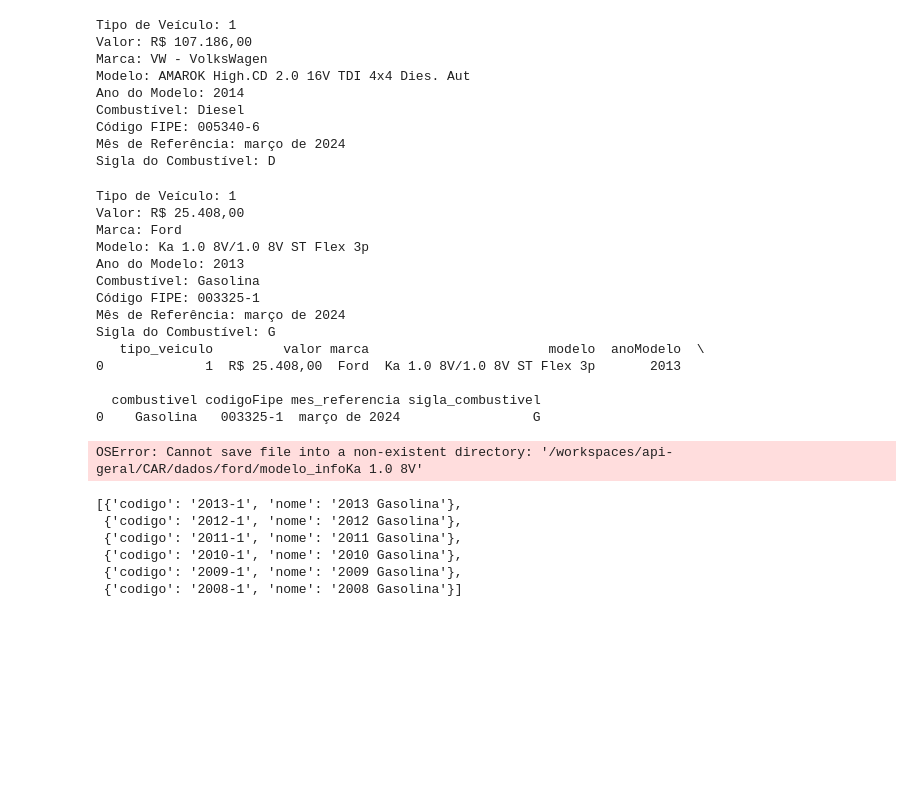
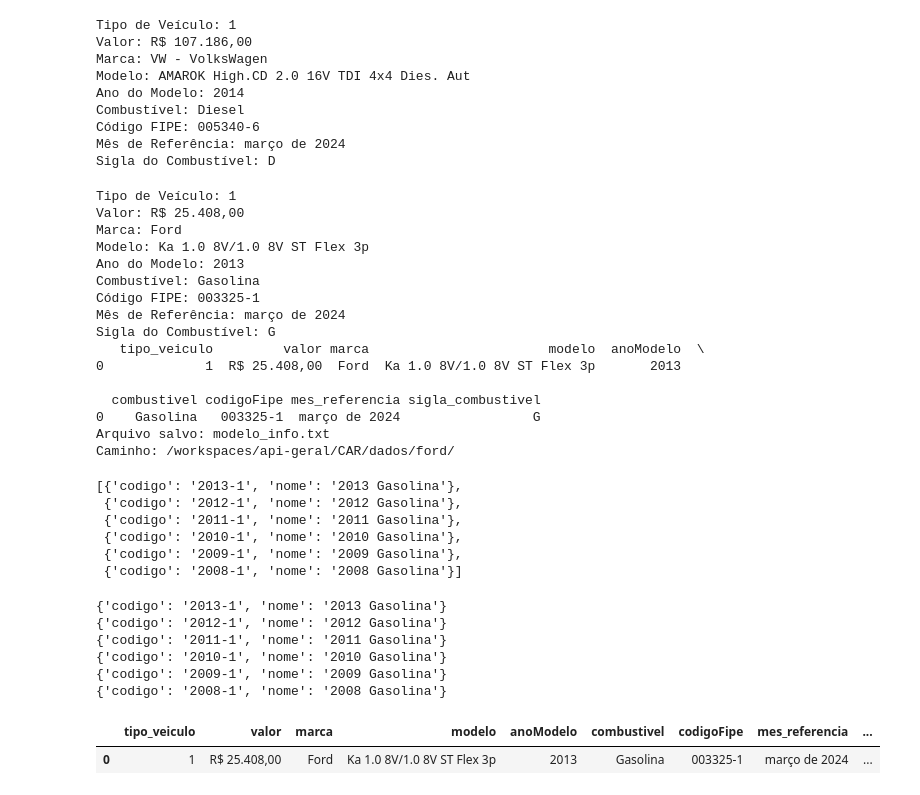
Before and after one commit to RafaellSanchez/api-geral, a Jupyter notebook: CAR/codigo/teste_api.ipynb, the cells around one changed output. Saved outputs shown, nothing was run; the diff lists cells and outputs as text; code cells hidden in the pictures; blank space fills up the shorter version.

```diff
--- a/CAR/codigo/teste_api.ipynb
+++ b/CAR/codigo/teste_api.ipynb
@@ -350,14 +350,14 @@ if response.status_code == 200:
     print("Código FIPE:", codigo_fipe)
     print("Mês de Referência:", mes_referencia)
     print("Sigla do Combustível:", sigla_combustivel)
-else:
-    print("Falha ao recuperar os dados:", response.status_code)
+# else:
+#     print("Falha ao recuperar os dados:", response.status_code)
 
 
 df = pd.DataFrame(dados_list)
 print(df)
 
-file = f'modelo_info{modelo}.txt'
+file = f'modelo_info.txt'
 path = '/workspaces/api-geral/CAR/dados/ford/'
 
 df.to_csv(f'{path}{file}', sep=';', index=False)
@@ -378,7 +378,8 @@ Sigla do Combustível: G
 
   combustivel codigoFipe mes_referencia sigla_combustivel
 0    Gasolina   003325-1  março de 2024                 G
+Arquivo salvo: modelo_info.txt
+Caminho: /workspaces/api-geral/CAR/dados/ford/
-OSError: Cannot save file into a non-existent directory: '/workspaces/api-geral/CAR/dados/ford/modelo_infoKa 1.0 8V'
 # %%
 import requests
 import pandas as pd
@@ -394,3 +395,71 @@ display(dados)
  {'codigo': '2010-1', 'nome': '2010 Gasolina'},
  {'codigo': '2009-1', 'nome': '2009 Gasolina'},
  {'codigo': '2008-1', 'nome': '2008 Gasolina'}]
+# %%
+for resultado in dados:
+    print(resultado)
+# %% [output]
+{'codigo': '2013-1', 'nome': '2013 Gasolina'}
+{'codigo': '2012-1', 'nome': '2012 Gasolina'}
+{'codigo': '2011-1', 'nome': '2011 Gasolina'}
+{'codigo': '2010-1', 'nome': '2010 Gasolina'}
+{'codigo': '2009-1', 'nome': '2009 Gasolina'}
+{'codigo': '2008-1', 'nome': '2008 Gasolina'}
+# %%
+import requests
+import pandas as pd
+
+url = 'https://parallelum.com.br/fipe/api/v1/carros/marcas/22/modelos/4514/anos/2013-1'
+response = requests.get(url)
+
+dados_list = []
+if response.status_code == 200:
+    dados = response.json()
+    tipo_veiculo = dados['TipoVeiculo']
+    valor = dados['Valor']
+    marca = dados['Marca']
+    modelo = dados['Modelo']
+    ano_modelo = dados['AnoModelo']
+    combustivel = dados['Combustivel']
+    codigo_fipe = dados['CodigoFipe']
+    mes_referencia = dados['MesReferencia']
+    sigla_combustivel = dados['SiglaCombustivel']
+
+    dados_list.append({
+        'tipo_veiculo': tipo_veiculo,
+        'valor':valor,
+        'marca':marca,
+        'modelo':modelo,
+        'anoModelo':ano_modelo,
+        'combustivel':combustivel,
+        'codigoFipe':codigo_fipe,
+        'mes_referencia':mes_referencia,
+        'sigla_combustivel':sigla_combustivel
+
+    })
+
+    # print("Tipo de Veículo:", tipo_veiculo)
+    # print("Valor:", valor)
+    # print("Marca:", marca)
+    # print("Modelo:", modelo)
+    # print("Ano do Modelo:", ano_modelo)
+    # print("Combustível:", combustivel)
+    # print("Código FIPE:", codigo_fipe)
+    # print("Mês de Referência:", mes_referencia)
+    # print("Sigla do Combustível:", sigla_combustivel)
+# else:
+#     print("Falha ao recuperar os dados:", response.status_code)
+
+
+df = pd.DataFrame(dados_list)
+display(df)
+
+# file = f'modelo_info.txt'
+# path = '/workspaces/api-geral/CAR/dados/ford/'
+
+# df.to_csv(f'{path}{file}', sep=';', index=False)
+# print(f'Arquivo salvo: {file}')
+# print(f'Caminho: {path}')
+# %% [output]
+|  | tipo_veiculo | valor | marca | modelo | anoModelo | combustivel | codigoFipe | mes_referencia | ... |
+| 0 | 1 | R$ 25.408,00 | Ford | Ka 1.0 8V/1.0 8V ST Flex 3p | 2013 | Gasolina | 003325-1 | março de 2024 | ... |
```
